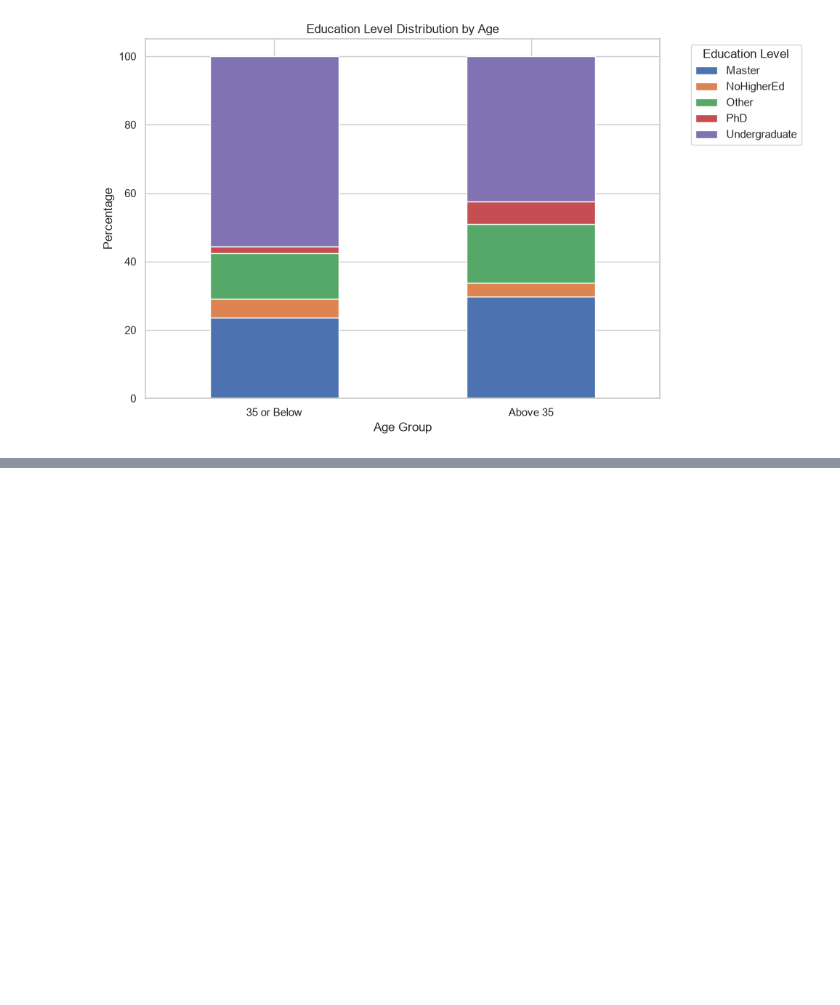
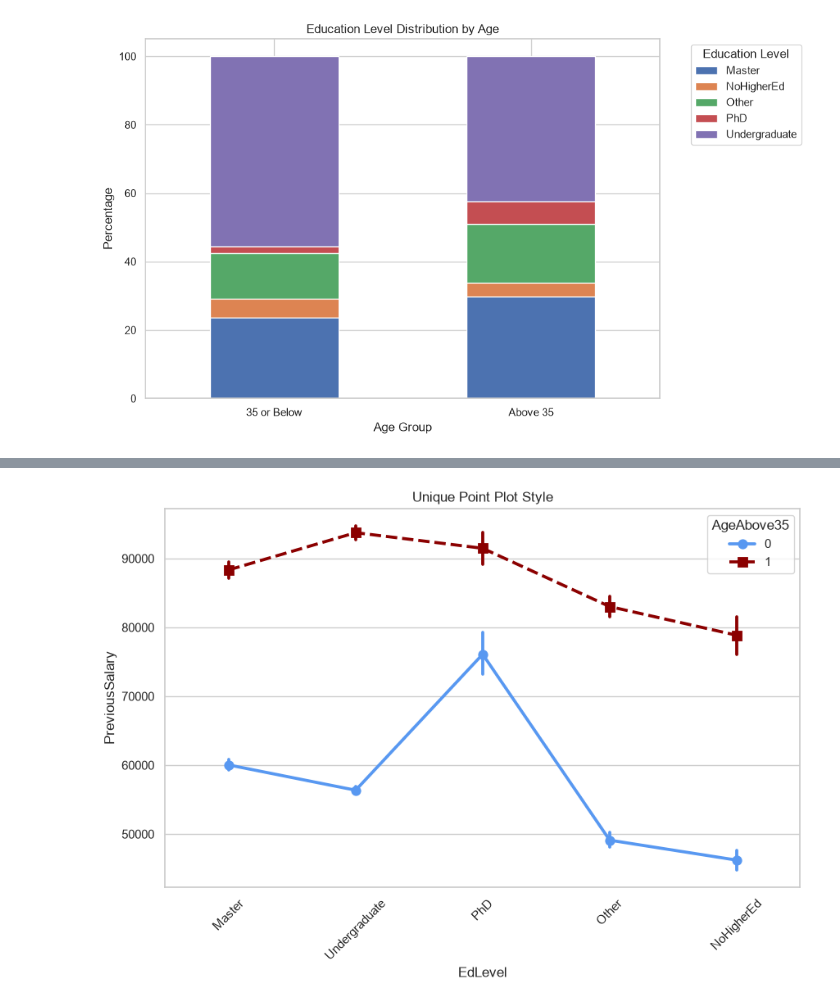
Before and after one commit to ahmed-nassr/employment-analysis-and-prediction, a Jupyter notebook: notebooks/eda.ipynb, the cells around one changed output, grey strips where cells are left out. Drawn from its saved outputs; the diff is of its cells as text; code cells hidden in the pictures; blank space fills up the shorter version.

```diff
--- a/notebooks/eda.ipynb
+++ b/notebooks/eda.ipynb
@@ -738,0 +777,19 @@ plt.show()
+# %%
+custom_palette = ["#5898f1", "#8B0000"]
+
+plt.figure(figsize=(10, 6))
+sns.pointplot(
+    data=df,
+    x="EdLevel",
+    y="PreviousSalary",
+    hue="AgeAbove35",
+    palette=custom_palette,
+    markers=["o", "s"],
+    linestyles=["-", "--"],
+)
+
+plt.title("Unique Point Plot Style")
+plt.xticks(rotation=45)
+plt.show()
+# %% [output]
+[figure, added]
```
Also changed, not shown: parts of 13 cells of this notebook.
